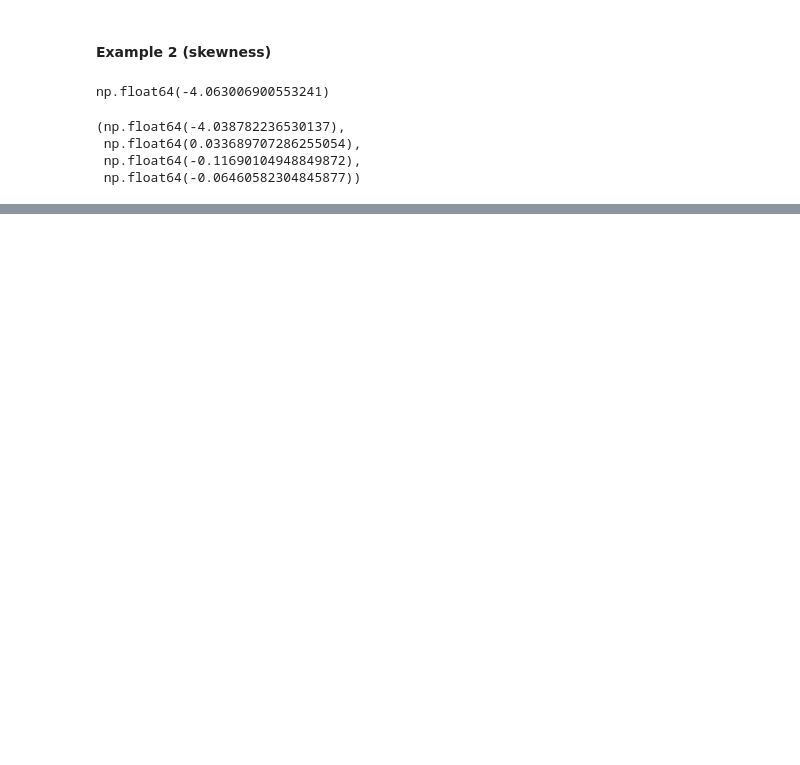
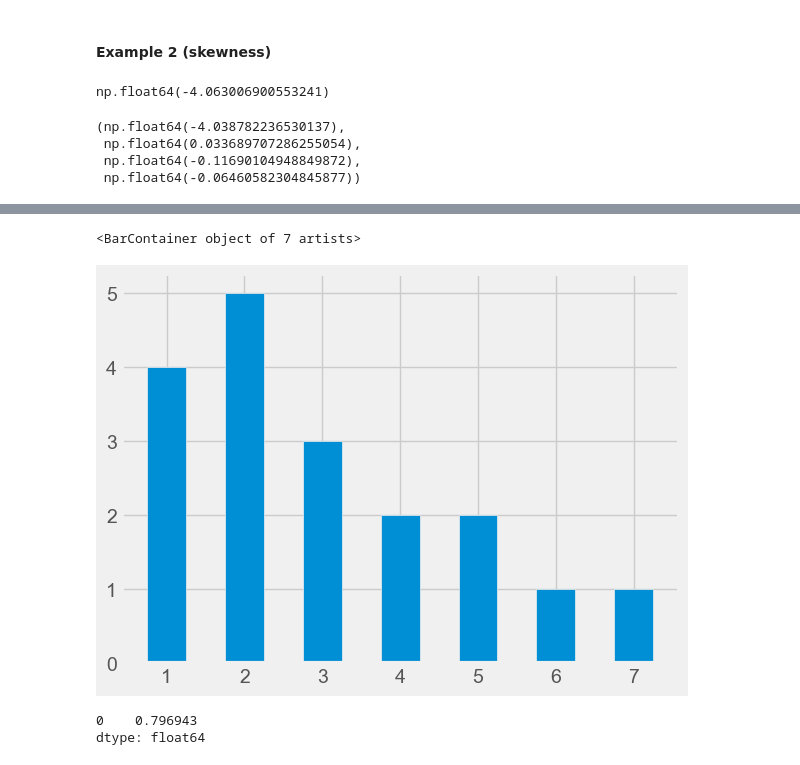
Before and after one commit to valatwork/statistics, a Jupyter notebook: 006-skewness.ipynb, the cells around one changed output, grey strips where cells are left out. Cells and saved outputs as stored; diff of their text form; code cells hidden in the pictures; blank space fills up the shorter version.

```diff
--- a/006-skewness.ipynb
+++ b/006-skewness.ipynb
@@ -95,0 +136,4 @@ sm.stats.stattools.robust_skewness(sp_data['Returns'])
+# %%
+num_people = [1, 2, 2, 1, 3, 4, 3, 2, 5, 1, 2, 7, 3, 4, 5, 6, 2, 1]
+df = pd.DataFrame(num_people)
+df.describe()
@@ -95,0 +150,3 @@ sm.stats.stattools.robust_skewness(sp_data['Returns'])
+# %%
+frequency = df[0].value_counts()
+frequency
@@ -95,0 +163,14 @@ sm.stats.stattools.robust_skewness(sp_data['Returns'])
+# %%
+plt.bar(frequency.index, frequency.values, width=0.5)
+# %% [output]
+<BarContainer object of 7 artists>
+[figure, added]
+# %%
+mean = np.mean(num_people)
+median = np.median(num_people)
+skewness = pd.DataFrame(num_people).skew()
+mode = stats.mode(num_people)
+skewness
+# %% [output]
+0    0.796943
+dtype: float64
```
Also changed, not shown: parts of 19 cells of this notebook, 4 other files.
